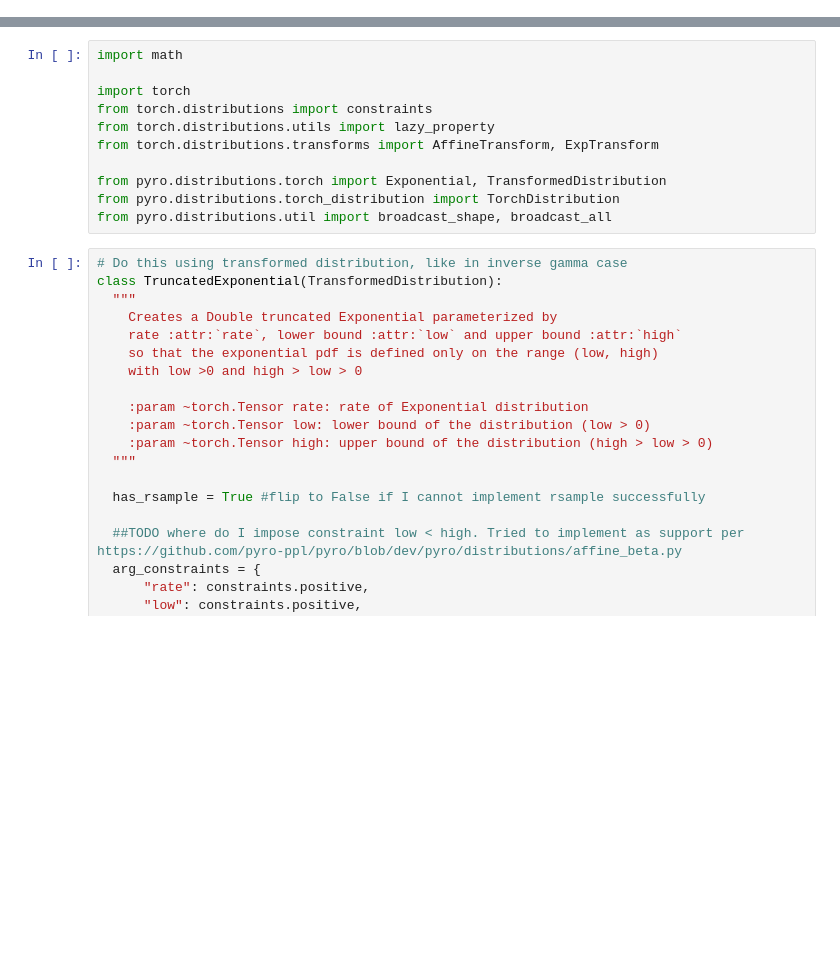
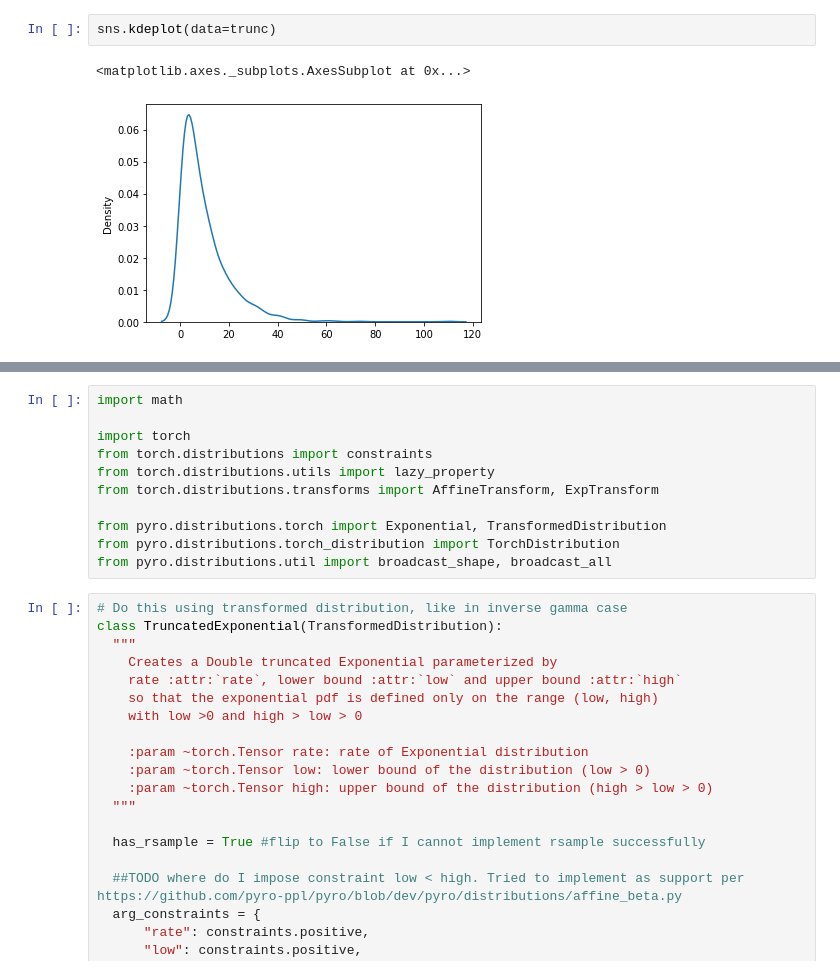
Before and after one commit to seanreed1111/colab-demos, a Jupyter notebook: class_truncated_double_exponential_wip.ipynb, the cells around one changed output, grey strips where cells are left out. Saved outputs shown, nothing was run; the diff lists cells and outputs as text; blank space fills up the shorter version.

```diff
--- a/class_truncated_double_exponential_wip.ipynb
+++ b/class_truncated_double_exponential_wip.ipynb
@@ -21,0 +43,5 @@ modeled on:
+# %%
+sns.kdeplot(data=trunc)
+# %% [output]
+<matplotlib.axes._subplots.AxesSubplot at 0x...>
+[figure, added]
```
Also changed, not shown: parts of 12 cells of this notebook.
